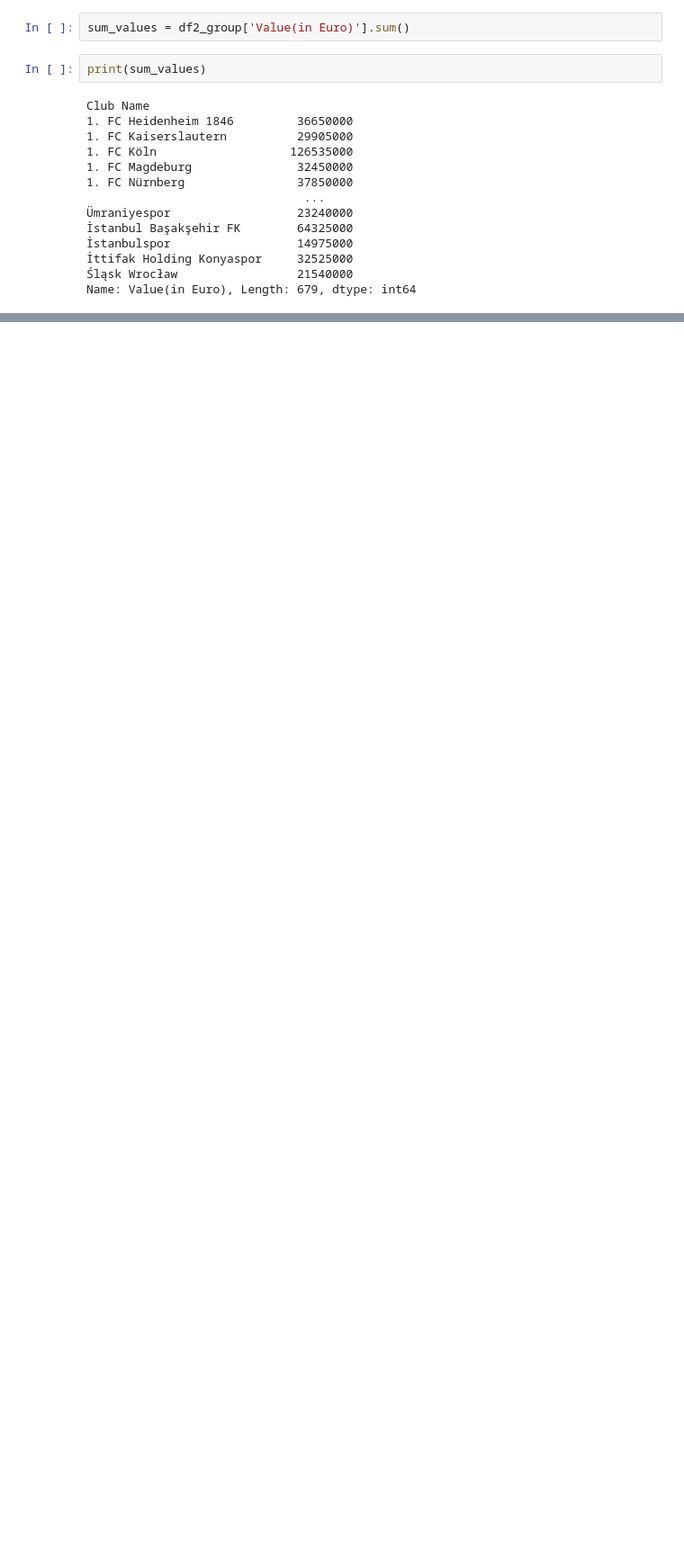
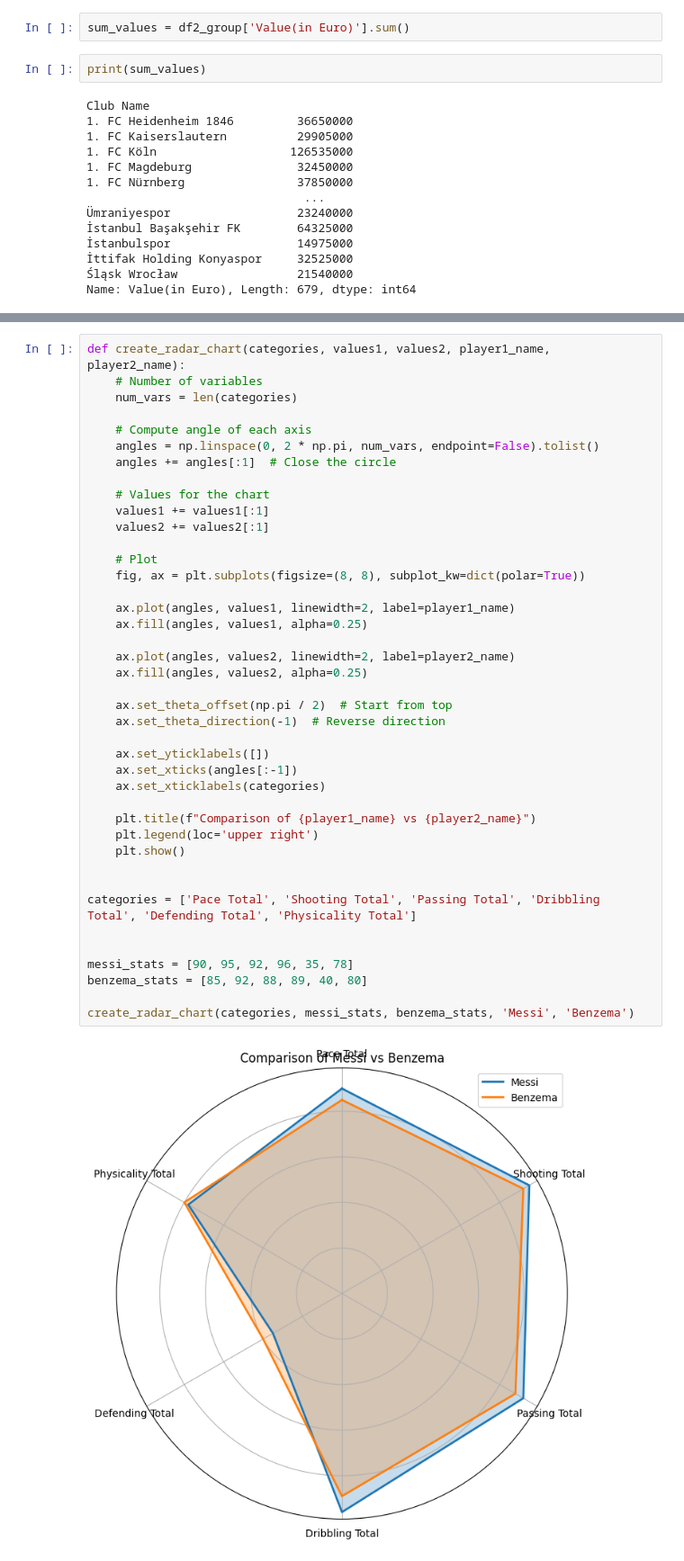
Before and after one commit to AbdullahFEliwa/Fifa-player-analysis, a Jupyter notebook: Fifa.ipynb, the cells around one changed output, grey strips where cells are left out. Shown at 90% size. Cells and saved outputs as stored; diff of their text form; blank space fills up the shorter version.

```diff
--- a/Fifa.ipynb
+++ b/Fifa.ipynb
@@ -274,0 +305,43 @@ plt.show()
+# %%
+def create_radar_chart(categories, values1, values2, player1_name, player2_name):
+    # Number of variables
+    num_vars = len(categories)
+
+    # Compute angle of each axis
+    angles = np.linspace(0, 2 * np.pi, num_vars, endpoint=False).tolist()
+    angles += angles[:1]  # Close the circle
+
+    # Values for the chart
+    values1 += values1[:1]
+    values2 += values2[:1]
+
+    # Plot
+    fig, ax = plt.subplots(figsize=(8, 8), subplot_kw=dict(polar=True))
+
+    ax.plot(angles, values1, linewidth=2, label=player1_name)
+    ax.fill(angles, values1, alpha=0.25)
+
+    ax.plot(angles, values2, linewidth=2, label=player2_name)
+    ax.fill(angles, values2, alpha=0.25)
+
+    ax.set_theta_offset(np.pi / 2)  # Start from top
+    ax.set_theta_direction(-1)  # Reverse direction
+
+    ax.set_yticklabels([])
+    ax.set_xticks(angles[:-1])
+    ax.set_xticklabels(categories)
+
+    plt.title(f"Comparison of {player1_name} vs {player2_name}")
+    plt.legend(loc='upper right')
+    plt.show()
+
+
+categories = ['Pace Total', 'Shooting Total', 'Passing Total', 'Dribbling Total', 'Defending Total', 'Physicality Total']
+
+
+messi_stats = [90, 95, 92, 96, 35, 78]
+benzema_stats = [85, 92, 88, 89, 40, 80]
+
+create_radar_chart(categories, messi_stats, benzema_stats, 'Messi', 'Benzema')
+# %% [output]
+[figure, added]
```
Also changed, not shown: parts of 7 cells of this notebook.
